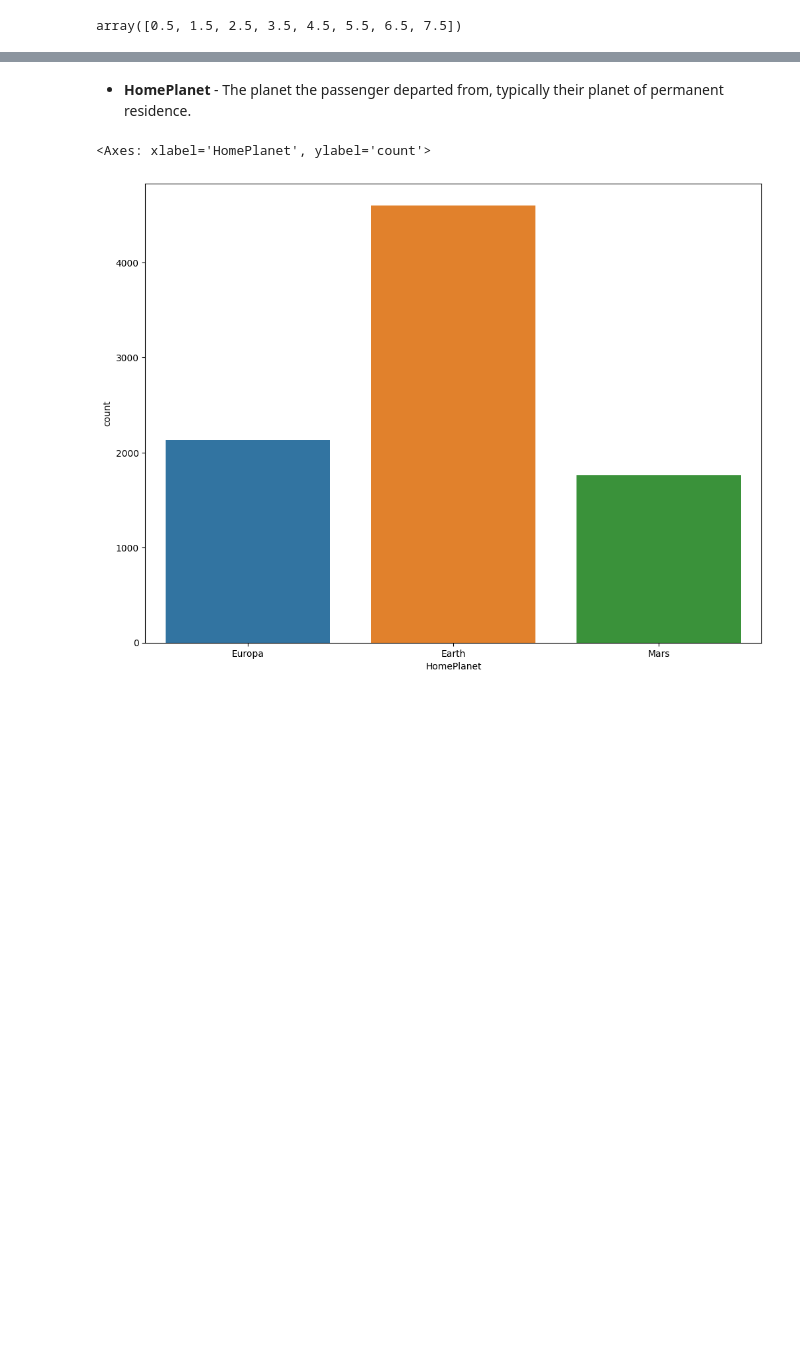
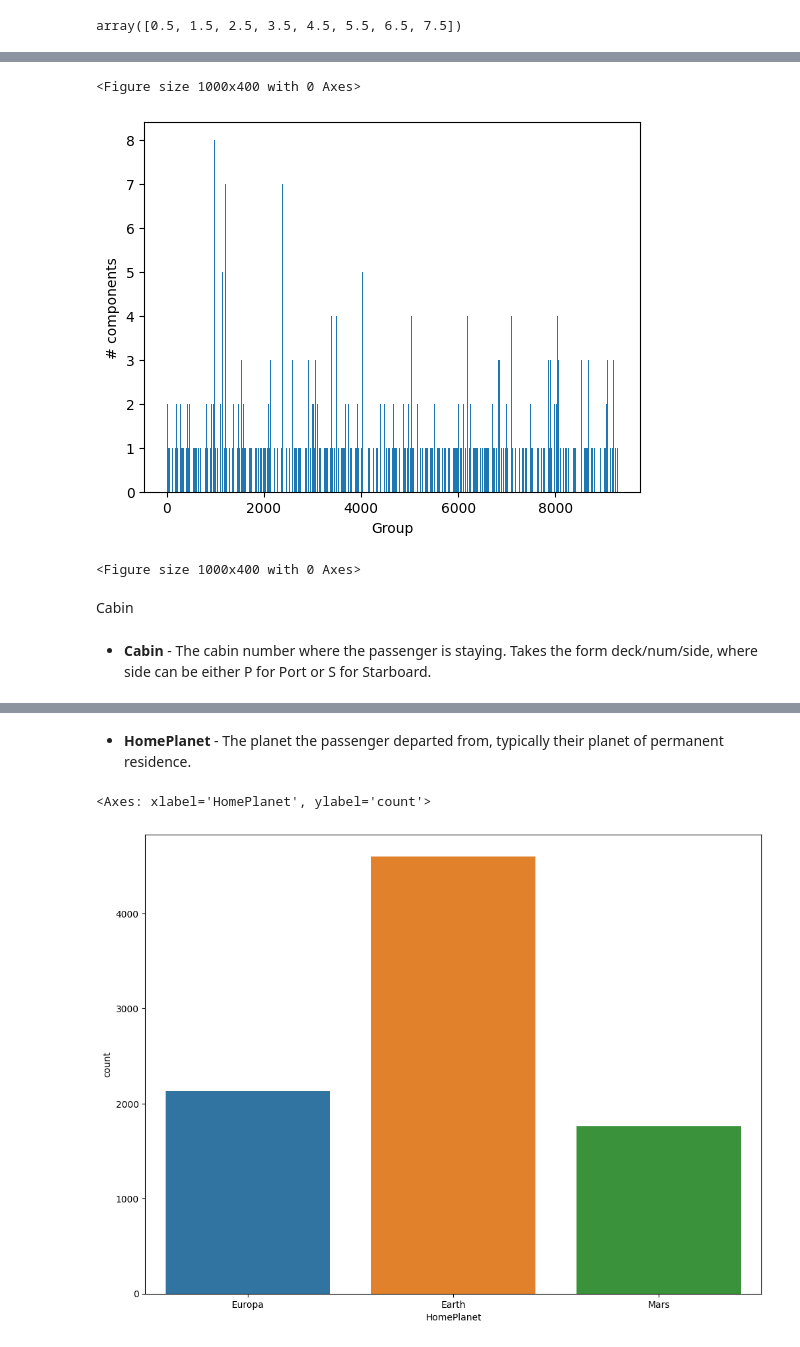
Before and after one commit to Fabiocufino/DataMining-Project, a Jupyter notebook: Project.ipynb, the cells around one changed output, grey strips where cells are left out. Cells and saved outputs as stored; diff of their text form; code cells hidden in the pictures; blank space fills up the shorter version.

```diff
--- a/Project.ipynb
+++ b/Project.ipynb
@@ -212,0 +216,15 @@ plt.bar(bins,fres)
+# %%
+unique, counts = np.unique(gruop, return_counts=True)
+plt.bar(unique,counts)
+plt.xlabel('Group')
+plt.ylabel('# components')
+
+plt.figure(figsize = (10,4))
+# %% [output]
+<Figure size 1000x400 with 0 Axes>
+[figure, added]
+<Figure size 1000x400 with 0 Axes>
+# %% [markdown]
+Cabin
+# %% [markdown]
+* **Cabin** - The cabin number where the passenger is staying. Takes the form deck/num/side, where side can be either P for Port or S for Starboard.
```
Also changed, not shown: parts of 9 cells of this notebook.
